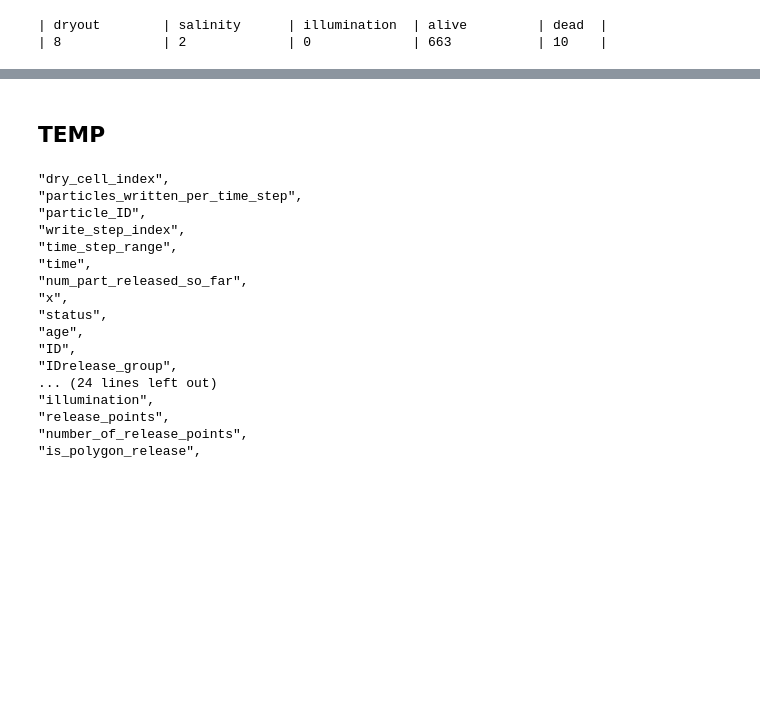
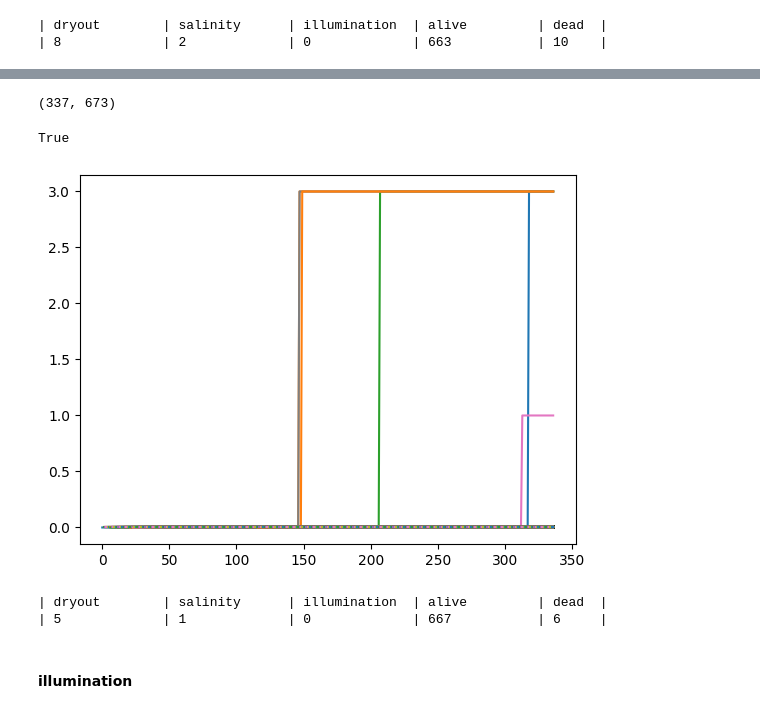
Before and after one commit to 465b/oceantracker, a Jupyter notebook: experiments/collapse/2023-v04/dev_plotting_routines_for_collapse.ipynb, the cells around one changed output, grey strips where cells are left out. Drawn from its saved outputs; the diff is of its cells as text; code cells hidden in the pictures; blank space fills up the shorter version.

```diff
--- a/experiments/collapse/2023-v04/dev_plotting_routines_for_collapse.ipynb
+++ b/experiments/collapse/2023-v04/dev_plotting_routines_for_collapse.ipynb
@@ -2491,0 +2519,14 @@ cause_of_death[cause_of_death[:,-1] == 0]
+# %%
+path_to_dir = '/scratch/local1/output/22_11_01_depth_losses_v31'
+
+for ii in [0]:
+
+    case = get_case_info_files_from_dir(path_to_dir)[ii]
+
+    case_info = read_case_info_file(case)
+    # initial_radius = case_info['full_case_params']['class_dicts']['particle_properties']['radius']['initial_value']
+    # stickiness = case_info['full_case_params']['class_dicts']['particle_properties']['collision_very_fine_silt']['stickyness']
+
+    var_list = ['illumination','salinity','dryout','cause_of_death']
+
+    track_data = load_track_data(case,var_list)
@@ -2491,0 +2535,19 @@ cause_of_death[cause_of_death[:,-1] == 0]
+# %%
+status = track_data['status']
+salinity = track_data['salinity']
+dryout = track_data['dryout']
+illumination = track_data['illumination']
+cause_of_death = track_data['cause_of_death']
+
+status.shape
+# %% [output]
+(337, 673)
+# %%
+(cause_of_death == 3).any()
+# %% [output]
+True
+# %%
+for ii in range(cause_of_death.shape[1]):
+    plt.plot(cause_of_death[:,ii])
+# %% [output]
+[figure, added]
@@ -2492,2 +2564,8 @@ cause_of_death[cause_of_death[:,-1] == 0]
+# %%
+print(f'| dryout \t| salinity \t| illumination \t| alive \t| dead \t|')
+print(f'| {count_dryout} \t\t| {count_salinity} \t\t| {count_illumination} \t\t| {count_alive} \t\t| {count_dead} \t|')
+# %% [output]
+| dryout        | salinity      | illumination  | alive         | dead  |
+| 5             | 1             | 0             | 667           | 6     |
 # %% [markdown]
-## TEMP
+#### illumination
@@ -2498,23 +2571,0 @@ df = nc.Dataset('/scratch/local1/output/22_11_01_depth_losses_v28/22_11_01_depth
-# %%
-# _ = [print(item) for item in df.variables.keys()]
-
-# print it in the format of a python list with a new line for each item
-_ = [print(f'"{item}",') for item in df.variables.keys()]
-# %% [output]
-"dry_cell_index",
-"particles_written_per_time_step",
-"particle_ID",
-"write_step_index",
-"time_step_range",
-"time",
-"num_part_released_so_far",
-"x",
-"status",
-"age",
-"ID",
-"IDrelease_group",
-... (24 lines left out)
-"illumination",
-"release_points",
-"number_of_release_points",
-"is_polygon_release",
```
Also changed, not shown: parts of 11 cells of this notebook, 5 other files.
